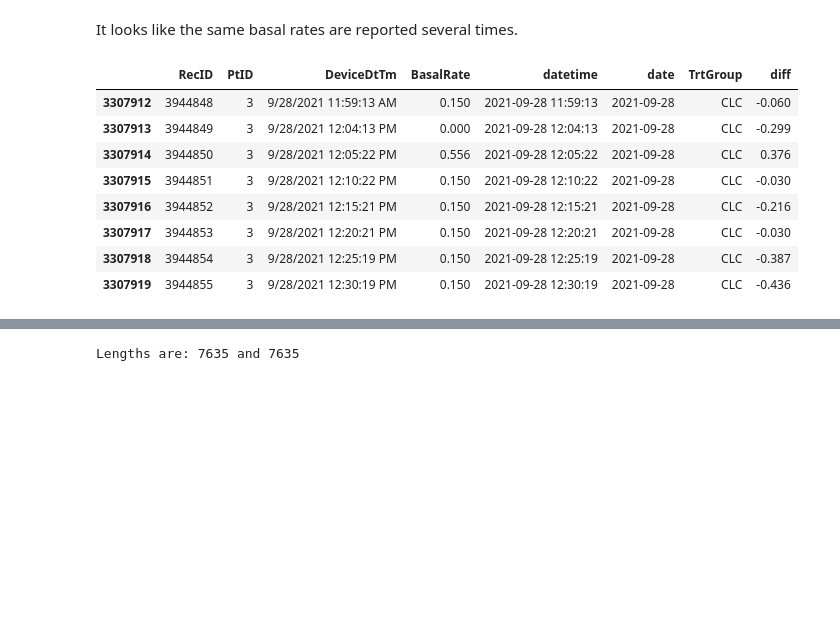
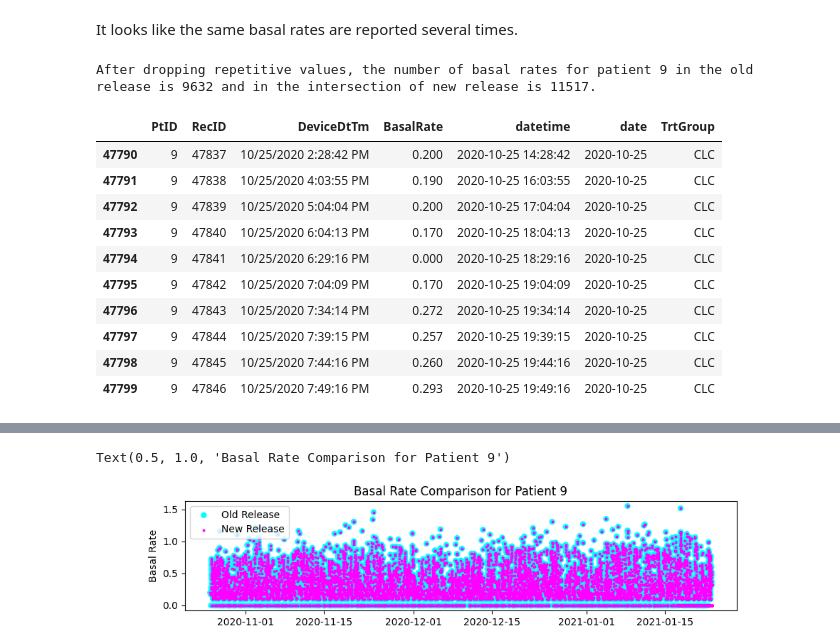
Before and after one commit to nudgebg/egvinsulin, a Jupyter notebook: notebooks/understand-pedap-dataset/2025-04-16 - understand-new-pedap-basal-format.ipynb, the cells around one changed output, grey strips where cells are left out. Drawn from its saved outputs; the diff is of its cells as text; code cells hidden in the pictures; blank space fills up the shorter version.

```diff
--- a/notebooks/understand-pedap-dataset/2025-04-16 - understand-new-pedap-basal-format.ipynb
+++ b/notebooks/understand-pedap-dataset/2025-04-16 - understand-new-pedap-basal-format.ipynb
@@ -75,4 +79,10 @@ We see we also have more patients. In the previous dataset we only saw 65 and as
 # %% [markdown]
 Drop obvious duplicates (in record id)
 # %%
+#print number of duplicates
+print(f"number of duplicates in old release: {df_basal_old.duplicated(subset=['PtID','DeviceDtTm','BasalRate']).sum()}")
+print(f"number of duplicates in new release: {df_basal_new.duplicated(subset=['PtID','DeviceDtTm','BasalRate']).sum()}")
+
+#remove duplicates
+df_basal_old = df_basal_old.drop_duplicates(subset=['PtID','DeviceDtTm','BasalRate'])
 df_basal_new = df_basal_new.drop_duplicates(subset=['PtID','DeviceDtTm','BasalRate'])
@@ -149,3 +150,9 @@ df_basal_old['date'] = df_basal_old['datetime'].dt.date
 Previously we assumed that all SC patients must be dropped.
 This is wrong. SC patients can use the Tandem control iq device after the first 13 weeks of data.
+# %%
+treatment_groups = df_patient.groupby('TrtGroup')
+
+#merge treatment group to df_basal_new
+df_basal_new = pd.merge(df_basal_new, df_patient[['PtID','TrtGroup']], on='PtID', how='inner')
+df_basal_old = pd.merge(df_basal_old, df_patient[['PtID','TrtGroup']], on='PtID', how='inner')
 # %%
@@ -266,7 +271,7 @@ Name: mean_diff, dtype: float64
 # %% [markdown]
 We see that for patient 3 for example the number of events of the intersection is much larger. Still on visual inspection everything looks okay. Whats going on?
 # %%
-random_patient= 3
+random_patient= 9
 
 df_basal_new_patient = df_basal_new[df_basal_new.PtID == random_patient]
 df_basal_old_patient = df_basal_old[df_basal_old.PtID == random_patient]
@@ -277,9 +282,9 @@ df_basal_new_patient_inters = df_basal_new_patient.loc[df_basal_new_patient.date
 print(f"The number of basal rates for patient {random_patient} in the old release is {len(df_basal_old_patient)} and in the intersection of new release is {len(df_basal_new_patient_inters)}.")
 
 
-plt.figure(figsize=(12, 3));ax=plt.gca()
-drawing.drawAbsoluteBasalRates(ax,df_basal_old_patient.datetime.values, df_basal_old_patient.BasalRate.values,edgecolor='red',alpha=1,linestyle='--')
-drawing.drawAbsoluteBasalRates(ax,df_basal_new_patient_inters.datetime.values, df_basal_new_patient_inters.BasalRate.values,edgecolor='blue')
+plt.figure(figsize=(10, 2));ax=plt.gca()
+ax.scatter(df_basal_old_patient.datetime.values, df_basal_old_patient.BasalRate.values,color='magenta',s=2)
+ax.scatter(df_basal_new_patient_inters.datetime.values, df_basal_new_patient_inters.BasalRate.values,color='cyan',alpha=0.5,s=2)
 
 display(df_basal_old_patient.sort_values('datetime').head(8))
 display(df_basal_new_patient_inters.sort_values('datetime').head(8))
@@ -309,35 +314,50 @@ It looks like the same basal rates are reported several times.
 # %%
 def drop_repetitive_values(df, column):
     """
     Drops rows with repetitive values in the specified column, keeping only rows where the value changes.
 
     Parameters:
         df (pd.DataFrame): The input DataFrame.
         column (str): The column to check for repetitive values.
 
     Returns:
         pd.DataFrame: A DataFrame with repetitive values dropped.
     """
     df = df.sort_values('datetime')  # Ensure the DataFrame is sorted by datetime
     df['diff'] = df[column].diff()  # Calculate the difference between consecutive rows
     result = df.loc[df['diff'] != 0].drop(columns=['diff'])  # Keep rows where the value changes
     return result
+%matplotlib widget
+#drop repetitives
+df_basal_new_patient_inters_drop_repetitive = drop_repetitive_values(df_basal_new_patient_inters, 'BasalRate').sort_values('datetime')
+df_basal_old_patient_drop_repetitive = drop_repetitive_values(df_basal_old_patient, 'BasalRate').sort_values('datetime')
 
-display(df_basal_new_patient_inters.sort_values('datetime').head(8))
-display(drop_repetitive_values(df_basal_new_patient_inters, 'BasalRate').sort_values('datetime').head(8))
+print(f"After dropping repetitive values, the number of basal rates for patient {random_patient} in the old release is {len(df_basal_old_patient_drop_repetitive)} and in the intersection of new release is {len(df_basal_new_patient_inters_drop_repetitive)}.")
+#compare
+display(df_basal_old_patient_drop_repetitive.sort_values('datetime').head(10))
+display(df_basal_new_patient_inters_drop_repetitive.sort_values('datetime').head(10))
 
-#compare
-df_basal_new_patient_drop_repetitive = drop_repetitive_values(df_basal_new_patient_inters, 'BasalRate')
-df_basal_new_patient_inters_drop_repetitive = drop_repetitive_values(df_basal_new_patient_inters, 'BasalRate')
-print(f"Lengths are: {len(df_basal_new_patient_drop_repetitive)} and {len(df_basal_new_patient_inters_drop_repetitive)}")
+
+f = plt.figure(figsize=(10, 2));ax=plt.gca()
+ax.scatter(df_basal_old_patient_drop_repetitive.datetime.values,
+           df_basal_old_patient_drop_repetitive.BasalRate.values,color='cyan',edgecolors='None',label='Old Release')
+ax.scatter(df_basal_new_patient_inters_drop_repetitive.datetime.values,
+            df_basal_new_patient_inters_drop_repetitive.BasalRate.values,color='magenta',alpha=1,edgecolors='None',label='New Release',marker='x',s=4)
+plt.legend()
+plt.xlabel('Datetime')
+plt.ylabel('Basal Rate')
+plt.title('Basal Rate Comparison for Patient {}'.format(random_patient))
 # %% [output]
+After dropping repetitive values, the number of basal rates for patient 9 in the old release is 9632 and in the intersection of new release is 11517.
-|  | RecID | PtID | DeviceDtTm | BasalRate | datetime | date | TrtGroup | diff |
-| 3307912 | 3944848 | 3 | 9/28/2021 11:59:13 AM | 0.150 | 2021-09-28 11:59:13 | 2021-09-28 | CLC | -0.060 |
-| 3307913 | 3944849 | 3 | 9/28/2021 12:04:13 PM | 0.000 | 2021-09-28 12:04:13 | 2021-09-28 | CLC | -0.299 |
-| 3307914 | 3944850 | 3 | 9/28/2021 12:05:22 PM | 0.556 | 2021-09-28 12:05:22 | 2021-09-28 | CLC | 0.376 |
-| 3307915 | 3944851 | 3 | 9/28/2021 12:10:22 PM | 0.150 | 2021-09-28 12:10:22 | 2021-09-28 | CLC | -0.030 |
-| 3307916 | 3944852 | 3 | 9/28/2021 12:15:21 PM | 0.150 | 2021-09-28 12:15:21 | 2021-09-28 | CLC | -0.216 |
-| 3307917 | 3944853 | 3 | 9/28/2021 12:20:21 PM | 0.150 | 2021-09-28 12:20:21 | 2021-09-28 | CLC | -0.030 |
-| 3307918 | 3944854 | 3 | 9/28/2021 12:25:19 PM | 0.150 | 2021-09-28 12:25:19 | 2021-09-28 | CLC | -0.387 |
-| 3307919 | 3944855 | 3 | 9/28/2021 12:30:19 PM | 0.150 | 2021-09-28 12:30:19 | 2021-09-28 | CLC | -0.436 |
+|  | PtID | RecID | DeviceDtTm | BasalRate | datetime | date | TrtGroup |
+| 47790 | 9 | 47837 | 10/25/2020 2:28:42 PM | 0.200 | 2020-10-25 14:28:42 | 2020-10-25 | CLC |
+| 47791 | 9 | 47838 | 10/25/2020 4:03:55 PM | 0.190 | 2020-10-25 16:03:55 | 2020-10-25 | CLC |
+| 47792 | 9 | 47839 | 10/25/2020 5:04:04 PM | 0.200 | 2020-10-25 17:04:04 | 2020-10-25 | CLC |
+| 47793 | 9 | 47840 | 10/25/2020 6:04:13 PM | 0.170 | 2020-10-25 18:04:13 | 2020-10-25 | CLC |
+| 47794 | 9 | 47841 | 10/25/2020 6:29:16 PM | 0.000 | 2020-10-25 18:29:16 | 2020-10-25 | CLC |
+| 47795 | 9 | 47842 | 10/25/2020 7:04:09 PM | 0.170 | 2020-10-25 19:04:09 | 2020-10-25 | CLC |
+| 47796 | 9 | 47843 | 10/25/2020 7:34:14 PM | 0.272 | 2020-10-25 19:34:14 | 2020-10-25 | CLC |
+| 47797 | 9 | 47844 | 10/25/2020 7:39:15 PM | 0.257 | 2020-10-25 19:39:15 | 2020-10-25 | CLC |
+| 47798 | 9 | 47845 | 10/25/2020 7:44:16 PM | 0.260 | 2020-10-25 19:44:16 | 2020-10-25 | CLC |
+| 47799 | 9 | 47846 | 10/25/2020 7:49:16 PM | 0.293 | 2020-10-25 19:49:16 | 2020-10-25 | CLC |
 |  | RecID | PtID | DeviceDtTm | BasalRate | datetime | date | TrtGroup |
@@ -352 +374,2 @@ print(f"Lengths are: {len(df_basal_new_patient_drop_repetitive)} and {len(df_bas
-Lengths are: 7635 and 7635
+Text(0.5, 1.0, 'Basal Rate Comparison for Patient 9')
+[figure, added]
```
Also changed, not shown: parts of 33 cells of this notebook, 5 other files.
